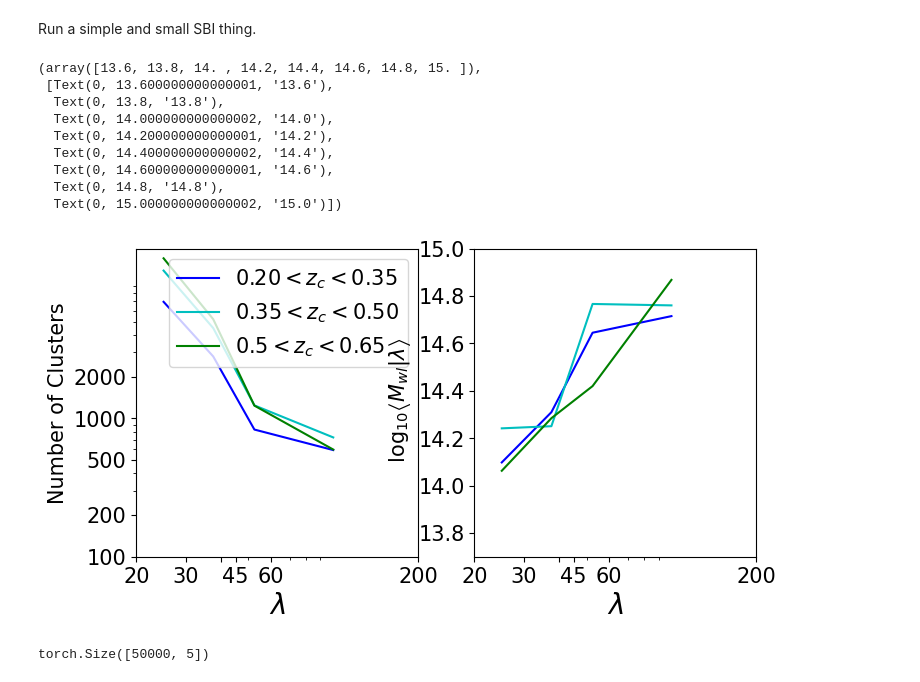
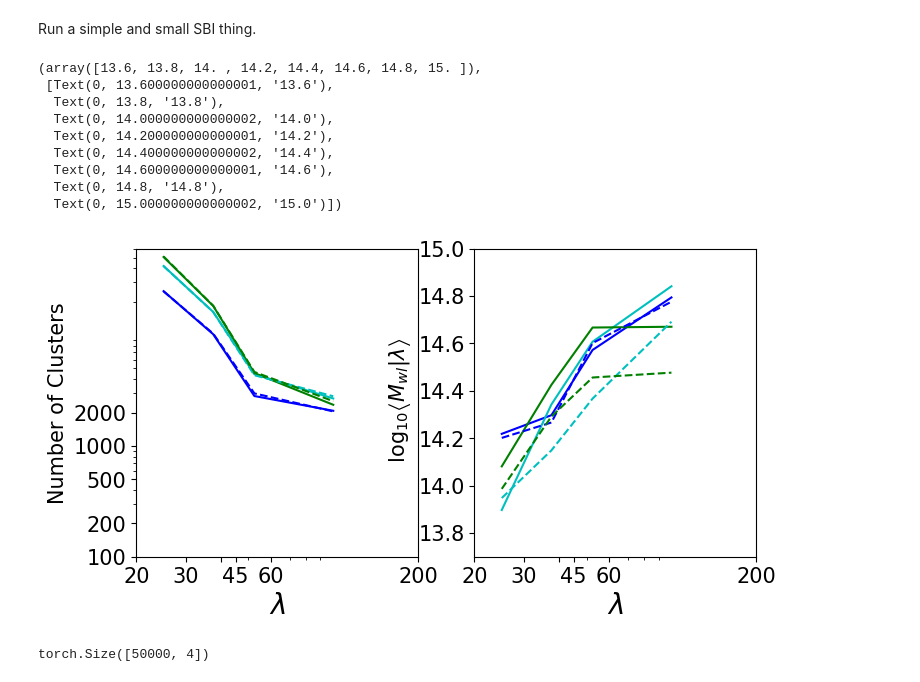
Before and after one commit to calumhrmurray/capish, a Jupyter notebook: notebooks/calum/sbi_test.ipynb, the cells around one changed output. Saved outputs shown, nothing was run; the diff lists cells and outputs as text; code cells hidden in the pictures.

Commit message:
more messing around with cluster_catalogue.py

```diff
--- a/notebooks/calum/sbi_test.ipynb
+++ b/notebooks/calum/sbi_test.ipynb
@@ -14,9 +14,14 @@ from sbi.inference.base import infer
 # %% [markdown]
 Run a simple and small SBI thing.
 # %%
-simulator = simulation.UniverseSimulator( ss.counts_and_mean_mass ,  config_path = '/pbs/home/c/cmurray/cluster_likelihood/config/capish.ini' )
+simulator = simulation.UniverseSimulator( ss.counts_and_mean_mass ,
+                                         config_path = '/pbs/home/c/cmurray/cluster_likelihood/config/capish.ini' )
+
+simulator_sinh = simulation.UniverseSimulator( ss.counts_and_mean_mass ,
+                                         config_path = '/pbs/home/c/cmurray/cluster_likelihood/config/capish_sinh.ini' )
 # %%
 test = simulator.run_simulation( [ 0.3 , 0.8 , 1.24 , 0.74 ])
+test_sinh = simulator_sinh.run_simulation( [ 0.3 , 0.8 , 1.24 , 0.74 ])
 # %%
 def summary_statistic_to_sensible_format( summary_statistic ):
 
@@ -32,6 +37,10 @@ plt.subplot(121)
 plt.plot( ss.richness_cents, summary_statistic_to_sensible_format( test )[0].T[0], 'b-', label='$ 0.20 < z_c < 0.35 $')
 plt.plot( ss.richness_cents, summary_statistic_to_sensible_format( test )[0].T[1], 'c-', label='$ 0.35 < z_c < 0.50 $')
 plt.plot( ss.richness_cents, summary_statistic_to_sensible_format( test )[0].T[2], 'g-', label='$ 0.5 < z_c < 0.65$')
+
+plt.plot( ss.richness_cents, summary_statistic_to_sensible_format( test_sinh )[0].T[0], 'b--', label='$ 0.20 < z_c < 0.35 $')
+plt.plot( ss.richness_cents, summary_statistic_to_sensible_format( test_sinh )[0].T[1], 'c--', label='$ 0.35 < z_c < 0.50 $')
+plt.plot( ss.richness_cents, summary_statistic_to_sensible_format( test_sinh )[0].T[2], 'g--', label='$ 0.5 < z_c < 0.65$')
 
 # plt.plot( 0 , 0 , 'k-', alpha = 0.5 , label ='DES Y1 observation')
 # plt.plot( 0 , 0 , 'k--', alpha = 0.5 , label ='MPE with SBI')
@@ -43,37 +52,41 @@ plt.yticks([100, 200, 500, 1000, 2000], labels=[100, 200, 500, 1000, 2000])
 # plt.ylim(50, 2200)
 plt.xlabel(r'$\lambda$' , fontsize = 20)
 plt.ylabel('Number of Clusters' , fontsize = 15)
-plt.legend(loc='upper right' , fontsize = 15 )
+#plt.legend(loc='upper right' , fontsize = 15 )
 plt.xticks( ticks = [ 20 , 30 , 40 , 45 , 60 , 200 ],
             labels = [ 20 , 30 , None , 45 , 60 , 200 ] , fontsize = 15 )
 plt.yticks( fontsize = 15 )
 
 # Subplot 2: Mean MWL
 plt.subplot(122)
 plt.plot( ss.richness_cents, summary_statistic_to_sensible_format( test )[1].T[0], 'b-', label='$ 0.20 < z_c < 0.35 $')
 plt.plot( ss.richness_cents, summary_statistic_to_sensible_format( test )[1].T[1], 'c-', label='$ 0.35 < z_c < 0.50 $')
 plt.plot( ss.richness_cents, summary_statistic_to_sensible_format( test )[1].T[2], 'g-', label='$ 0.5 < z_c < 0.65$')
 
+plt.plot( ss.richness_cents, summary_statistic_to_sensible_format( test_sinh )[1].T[0], 'b--', label='$ 0.20 < z_c < 0.35 $')
+plt.plot( ss.richness_cents, summary_statistic_to_sensible_format( test_sinh )[1].T[1], 'c--', label='$ 0.35 < z_c < 0.50 $')
+plt.plot( ss.richness_cents, summary_statistic_to_sensible_format( test_sinh )[1].T[2], 'g--', label='$ 0.5 < z_c < 0.65$')
+
 
 plt.xscale('log')
 # plt.xlim(20, 220)
 plt.ylim(13.7, 15)
 plt.xlabel(r'$\lambda$' , fontsize = 20)
 plt.ylabel(r' log$_{10} \left< M_{wl} | \lambda \right>$' , fontsize = 15)
 plt.xticks( ticks = [ 20 , 30 , 40 , 45 , 60 , 200 ],
             labels = [ 20 , 30 , None , 45 , 60 , 200 ] , fontsize = 15 )
 plt.yticks( fontsize = 15 )
 # %% [output]
 (array([13.6, 13.8, 14. , 14.2, 14.4, 14.6, 14.8, 15. ]),
  [Text(0, 13.600000000000001, '13.6'),
   Text(0, 13.8, '13.8'),
   Text(0, 14.000000000000002, '14.0'),
   Text(0, 14.200000000000001, '14.2'),
   Text(0, 14.400000000000002, '14.4'),
   Text(0, 14.600000000000001, '14.6'),
   Text(0, 14.8, '14.8'),
   Text(0, 15.000000000000002, '15.0')])
-[figure, old version]
+[figure, new version]
 # %%
 # 0.3 , 0.8 , 1.24 , 0.74
 # %%
@@ -96,7 +109,7 @@ import corner
 # %%
 samples_test.shape
 # %% [output]
-torch.Size([50000, 5])
+torch.Size([50000, 4])
 # %%
 labels = [r'$\Omega_m$' , r'$\sigma_8$' , r'$B$' , r'$\alpha_l$' ]
 truths = [ 0.3 , 0.8 , 1.24 , 0.74]
```
Also changed, not shown: parts of 1 cell of this notebook, 9 other files.
